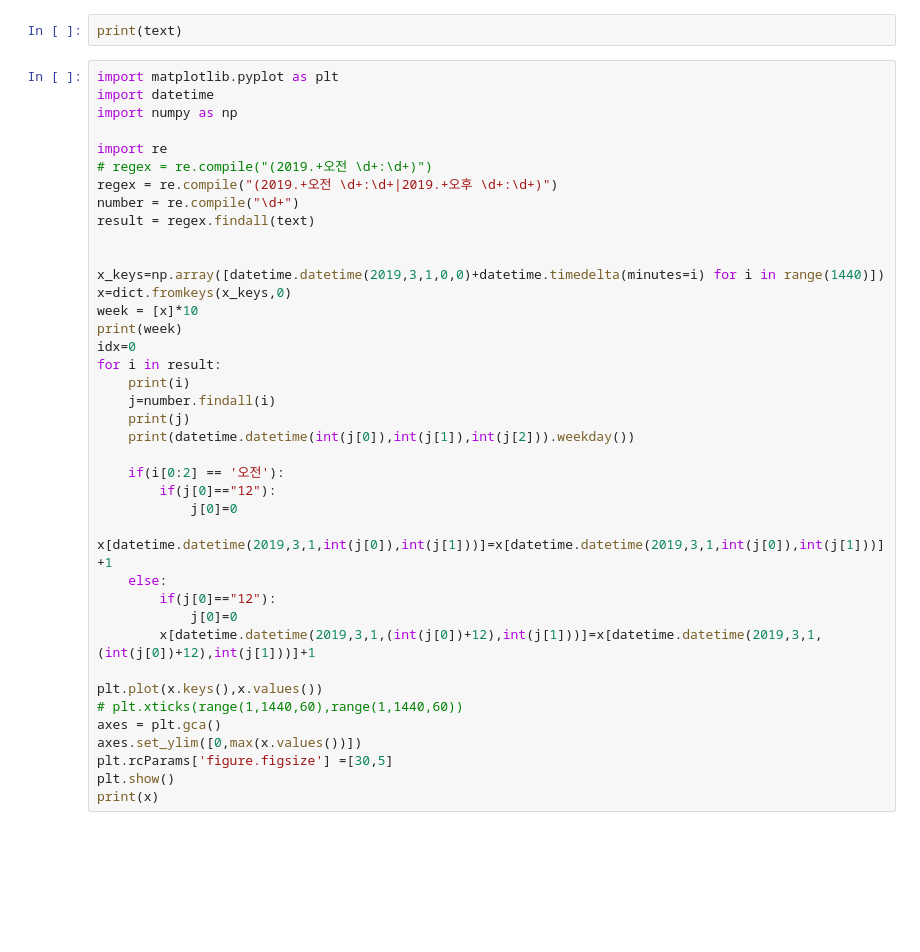
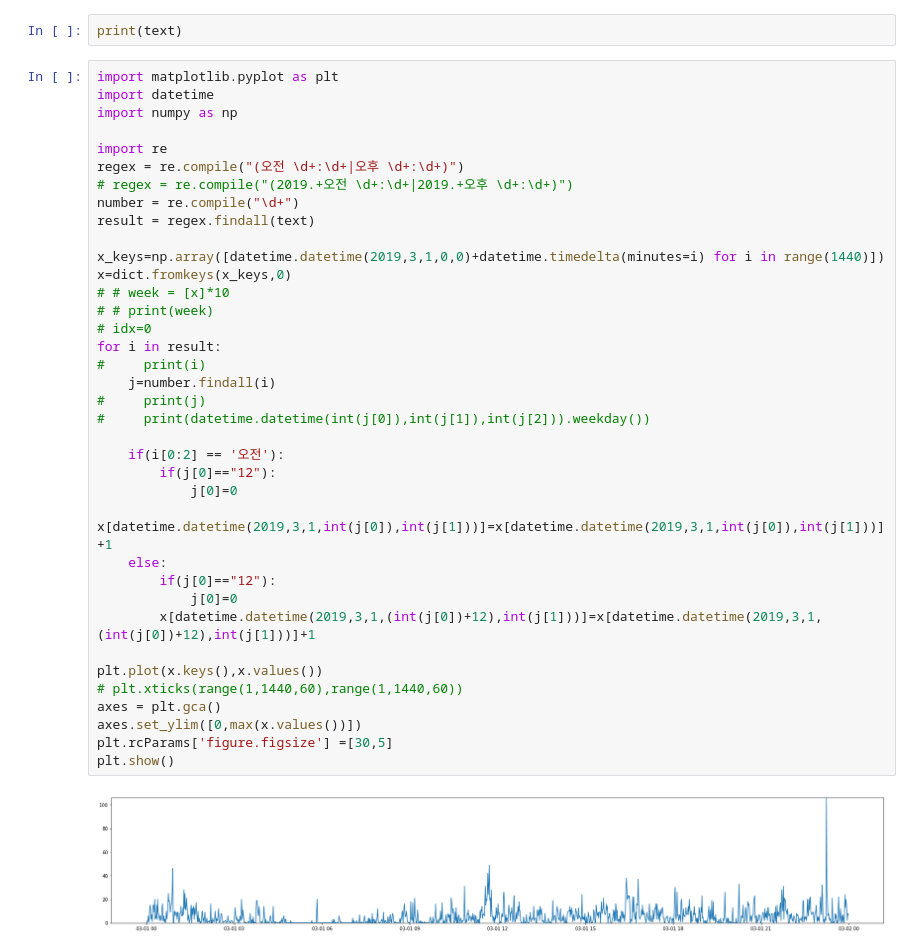
Before and after one commit to hyeongchan/kakao_analysis, a Jupyter notebook: Untitled4.ipynb, the cells around one changed output. Saved outputs shown, nothing was run; the diff lists cells and outputs as text; blank space fills up the shorter version.

```diff
--- a/Untitled4.ipynb
+++ b/Untitled4.ipynb
@@ -19,39 +13,39 @@ print(text)
 # %%
 import matplotlib.pyplot as plt
 import datetime
 import numpy as np
 
 import re
-# regex = re.compile("(2019.+오전 \d+:\d+)")
-regex = re.compile("(2019.+오전 \d+:\d+|2019.+오후 \d+:\d+)")
+regex = re.compile("(오전 \d+:\d+|오후 \d+:\d+)")
+# regex = re.compile("(2019.+오전 \d+:\d+|2019.+오후 \d+:\d+)")
 number = re.compile("\d+")
 result = regex.findall(text)
 
-
 x_keys=np.array([datetime.datetime(2019,3,1,0,0)+datetime.timedelta(minutes=i) for i in range(1440)])
 x=dict.fromkeys(x_keys,0)
-week = [x]*10
-print(week)
-idx=0
+# # week = [x]*10
+# # print(week)
+# idx=0
 for i in result:
-    print(i)
+#     print(i)
     j=number.findall(i)
-    print(j)
-    print(datetime.datetime(int(j[0]),int(j[1]),int(j[2])).weekday())
+#     print(j)
+#     print(datetime.datetime(int(j[0]),int(j[1]),int(j[2])).weekday())
 
     if(i[0:2] == '오전'):
         if(j[0]=="12"):
             j[0]=0
         x[datetime.datetime(2019,3,1,int(j[0]),int(j[1]))]=x[datetime.datetime(2019,3,1,int(j[0]),int(j[1]))]+1
     else:
         if(j[0]=="12"):
             j[0]=0
         x[datetime.datetime(2019,3,1,(int(j[0])+12),int(j[1]))]=x[datetime.datetime(2019,3,1,(int(j[0])+12),int(j[1]))]+1
 
 plt.plot(x.keys(),x.values())
 # plt.xticks(range(1,1440,60),range(1,1440,60))
 axes = plt.gca()
 axes.set_ylim([0,max(x.values())])
 plt.rcParams['figure.figsize'] =[30,5]
 plt.show()
-print(x)
+# %% [output]
+[figure, added]
```
Also changed, not shown: parts of 3 cells of this notebook.
